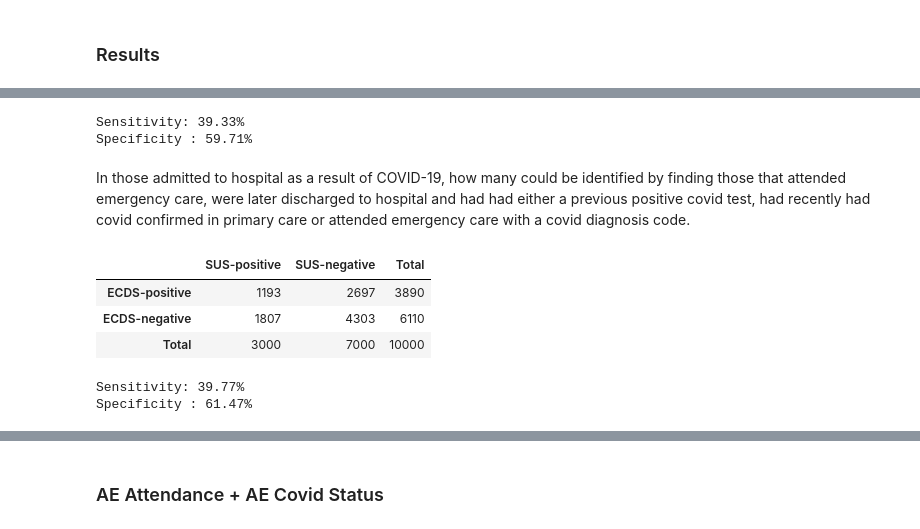
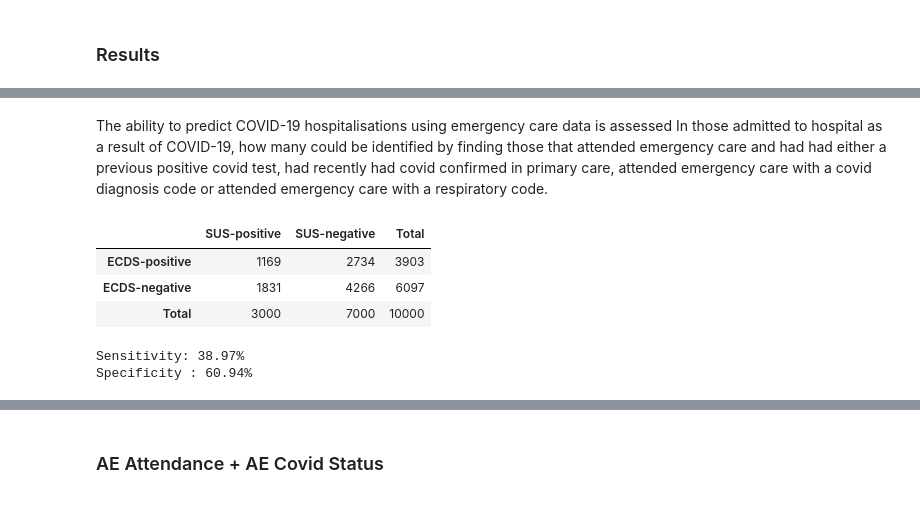
Before and after one commit to opensafely/vaccine-effectiveness-hospital-admissions-validation, a Jupyter notebook: analysis/emergency_admission_validation.ipynb, the cells around one changed output, grey strips where cells are left out. Cells and saved outputs as stored; diff of their text form; code cells hidden in the pictures.

```diff
--- a/analysis/emergency_admission_validation.ipynb
+++ b/analysis/emergency_admission_validation.ipynb
@@ -134,30 +113,0 @@ In those admitted to hospital as a result of COVID-19, how many could be identif
-# %%
-import statsmodels.api as sm
-import seaborn as sns
-
-import matplotlib.pyplot as plt
-
-# Create combo columns
-
-df['ae_any_recent_positive_test'] = ((df['ae_attendance']==1) & (df['positive_covid_test_before_ae_attendance']==1) == True).astype(int)
-df['ae_any_cov_code'] = ((df['ae_attendance']==1) & (df['ae_attendance_covid_status']==1) == True).astype(int)
-df['ae_any_hosp_resp_code'] = ((df['ae_attendance']==1) & (df['ae_attendance_respiratory_status']==1) == True).astype(int)
-df['ae_any_hosp_recent_pc'] = ((df['ae_attendance']==1) & (df['covid_primary_care_before_ae_attendance']==1) == True).astype(int)
-df['y'] = (df['primary_covid_hospital_admission'].notna()).astype(int)
-
-
-
-msk = np.random.rand(len(df)) < 0.8
-
-train = df[msk]
-
-test = df[~msk]
-
-x_train = train[['ae_any_recent_positive_test', 'ae_any_cov_code', 'ae_any_hosp_resp_code', 'ae_any_hosp_recent_pc']]
-x_test = test[['ae_any_recent_positive_test', 'ae_any_cov_code', 'ae_any_hosp_resp_code', 'ae_any_hosp_recent_pc']]
-y_train = list(train['y'])
-y_test = list(test['y'])
-
-
-log_reg = sm.Logit(y_train, x_train).fit()
-print(log_reg.summary())
@@ -303,14 +113,0 @@ pd.DataFrame([[sus_total_pos_ecds_pos, sus_total_neg_ecds_pos, (sus_total_pos_ec
-# %%
-#sensitivity - number of sus identified by ecds
-#specificity - number of those not in sus who are not in ecds
-
-sensitivity = (sus_total_pos_ecds_pos/(sus_total_pos_ecds_pos + sus_total_pos_ecds_neg))*100
-print(f"Sensitivity: {sensitivity:.2f}%")
-
-specificity = (sus_total_neg_ecds_neg/(sus_total_neg_ecds_pos + sus_total_neg_ecds_neg))*100
-print(f"Specificity : {specificity:.2f}%")
-# %% [output]
-Sensitivity: 39.33%
-Specificity : 59.71%
-# %% [markdown]
-In those admitted to hospital as a result of COVID-19, how many could be identified by finding those that attended emergency care, were later discharged to hospital and had had either a previous positive covid test, had recently had covid confirmed in primary care or attended emergency care with a covid diagnosis code.
@@ -317,3 +133,6 @@ In those admitted to hospital as a result of COVID-19, how many could be identif
+# %% [markdown]
+The ability to predict COVID-19 hospitalisations using emergency care data is assessed
+In those admitted to hospital as a result of COVID-19, how many could be identified by finding those that attended emergency care and had had either a previous positive covid test, had recently had covid confirmed in primary care, attended emergency care with a covid diagnosis code or attended emergency care with a respiratory code.
 # %%
 positive_covid_patients_sus = df[df['primary_covid_hospital_admission'].notna()]
 negative_covid_patients_sus = df[~df['primary_covid_hospital_admission'].notna()]
@@ -334,11 +153,12 @@ sus_pos_ecds_neg = len(list(set(sus_patients_positive) & set(ecds_patients_negat
 sus_neg_ecds_pos = len(list(set(sus_patients_negative) & set(ecds_patients_positive)))
 sus_neg_ecds_neg = len(list(set(sus_patients_negative) & set(ecds_patients_negative)))
 # %%
-pd.DataFrame([[sus_pos_ecds_pos, sus_neg_ecds_pos, (sus_pos_ecds_pos + sus_neg_ecds_pos)], [sus_pos_ecds_neg, sus_neg_ecds_neg, (sus_pos_ecds_neg + sus_neg_ecds_neg)], [(sus_pos_ecds_pos+sus_pos_ecds_neg), (sus_neg_ecds_pos+sus_neg_ecds_neg), (sus_pos_ecds_pos + sus_pos_ecds_neg + sus_neg_ecds_pos + sus_neg_ecds_neg)]], columns=["SUS-positive", "SUS-negative", "Total"], index=["ECDS-positive", "ECDS-negative", "Total"])
+output = pd.DataFrame([[sus_pos_ecds_pos, sus_neg_ecds_pos, (sus_pos_ecds_pos + sus_neg_ecds_pos)], [sus_pos_ecds_neg, sus_neg_ecds_neg, (sus_pos_ecds_neg + sus_neg_ecds_neg)], [(sus_pos_ecds_pos+sus_pos_ecds_neg), (sus_neg_ecds_pos+sus_neg_ecds_neg), (sus_pos_ecds_pos + sus_pos_ecds_neg + sus_neg_ecds_pos + sus_neg_ecds_neg)]], columns=["SUS-positive", "SUS-negative", "Total"], index=["ECDS-positive", "ECDS-negative", "Total"])
+output
 # %% [output]
 |  | SUS-positive | SUS-negative | Total |
-| ECDS-positive | 1193 | 2697 | 3890 |
-| ECDS-negative | 1807 | 4303 | 6110 |
+| ECDS-positive | 1169 | 2734 | 3903 |
+| ECDS-negative | 1831 | 4266 | 6097 |
 | Total | 3000 | 7000 | 10000 |
 # %%
 #sensitivity - number of sus identified by ecds
@@ -350,5 +170,5 @@ print(f"Sensitivity: {sensitivity:.2f}%")
 specificity = (sus_neg_ecds_neg/(sus_neg_ecds_pos + sus_neg_ecds_neg))*100
 print(f"Specificity : {specificity:.2f}%")
 # %% [output]
-Sensitivity: 39.77%
-Specificity : 61.47%
+Sensitivity: 38.97%
+Specificity : 60.94%
```
Also changed, not shown: parts of 44 cells of this notebook.
